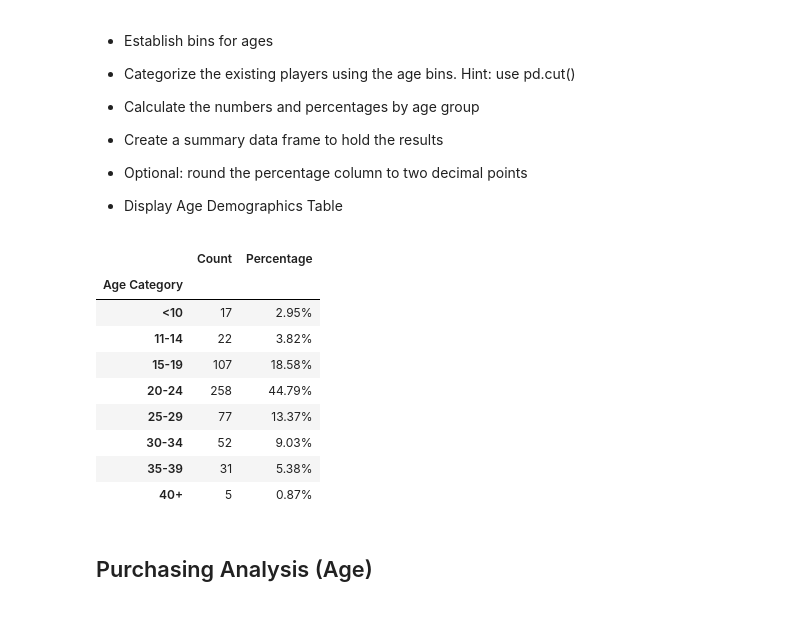
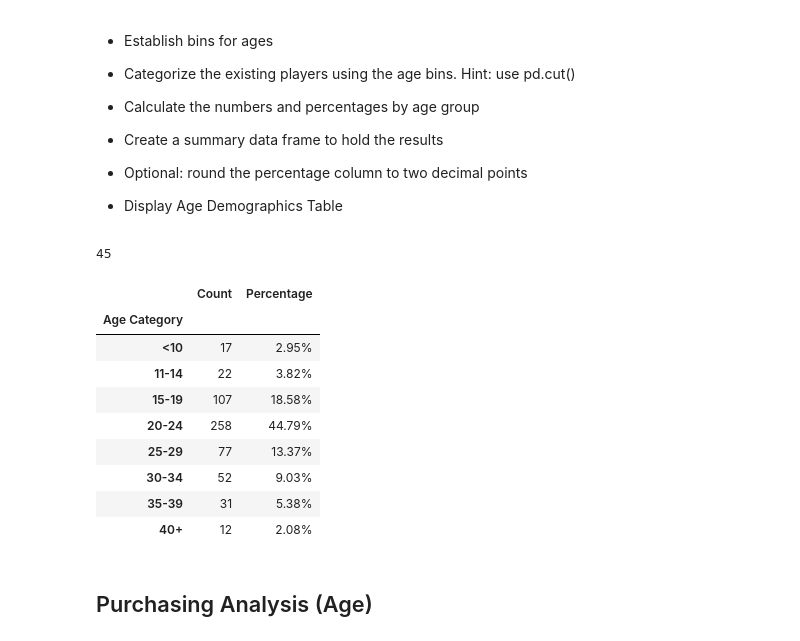
Before and after one commit to Sjenn257/pandas-challenge, a Jupyter notebook: HeroesOfPymoli/HeroesOfPymoli_starter.ipynb, the cells around one changed output. Drawn from its saved outputs; the diff is of its cells as text; code cells hidden in the pictures.

```diff
--- a/HeroesOfPymoli/HeroesOfPymoli_starter.ipynb
+++ b/HeroesOfPymoli/HeroesOfPymoli_starter.ipynb
@@ -152,38 +152,45 @@ gender_analysis_df
 
 
 * Display Age Demographics Table
+# %%
+#Calculate max age for last bin
+max_age=purchase_data_df["Age"].max()
+max_age
+# %% [output]
+45
 # %%
+#Calculate max age for last bin
+max_age=purchase_data_df["Age"].max()
+
 #Create Bins
-bins = [0, 9, 14, 19, 24, 29, 34, 39, 40]
+bins = [0, 9, 14, 19, 24, 29, 34, 39, max_age]
 group_labels = ["<10", "11-14", "15-19", "20-24", "25-29", "30-34",
                 "35-39", "40+"]
 purchase_data_df["Age Category"] = pd.cut(purchase_data_df["Age"], bins, labels=group_labels)
 
 #Calculations
 age_count=purchase_data_df.groupby('Age Category')['SN'].nunique()
 age_per=purchase_data_df.groupby('Age Category')['SN'].nunique()/unique_players*100
 
 #Data Frame
 age_analysis_df=pd.DataFrame({"Count":age_count,"Percentage":age_per})
 
 #Formatting
 age_analysis_df["Percentage"]=age_analysis_df["Percentage"].map("{:.2f}%".format)
 
 #Show
 age_analysis_df
-
-#missing on last age group
 # %% [output]
 |  | Count | Percentage |
 | Age Category |  |  |
 | <10 | 17 | 2.95% |
 | 11-14 | 22 | 3.82% |
 | 15-19 | 107 | 18.58% |
 | 20-24 | 258 | 44.79% |
 | 25-29 | 77 | 13.37% |
 | 30-34 | 52 | 9.03% |
 | 35-39 | 31 | 5.38% |
-| 40+ | 5 | 0.87% |
+| 40+ | 12 | 2.08% |
 # %% [markdown]
 ## Purchasing Analysis (Age)
 # %% [markdown]
```
Also changed, not shown: parts of 1 cell of this notebook.
